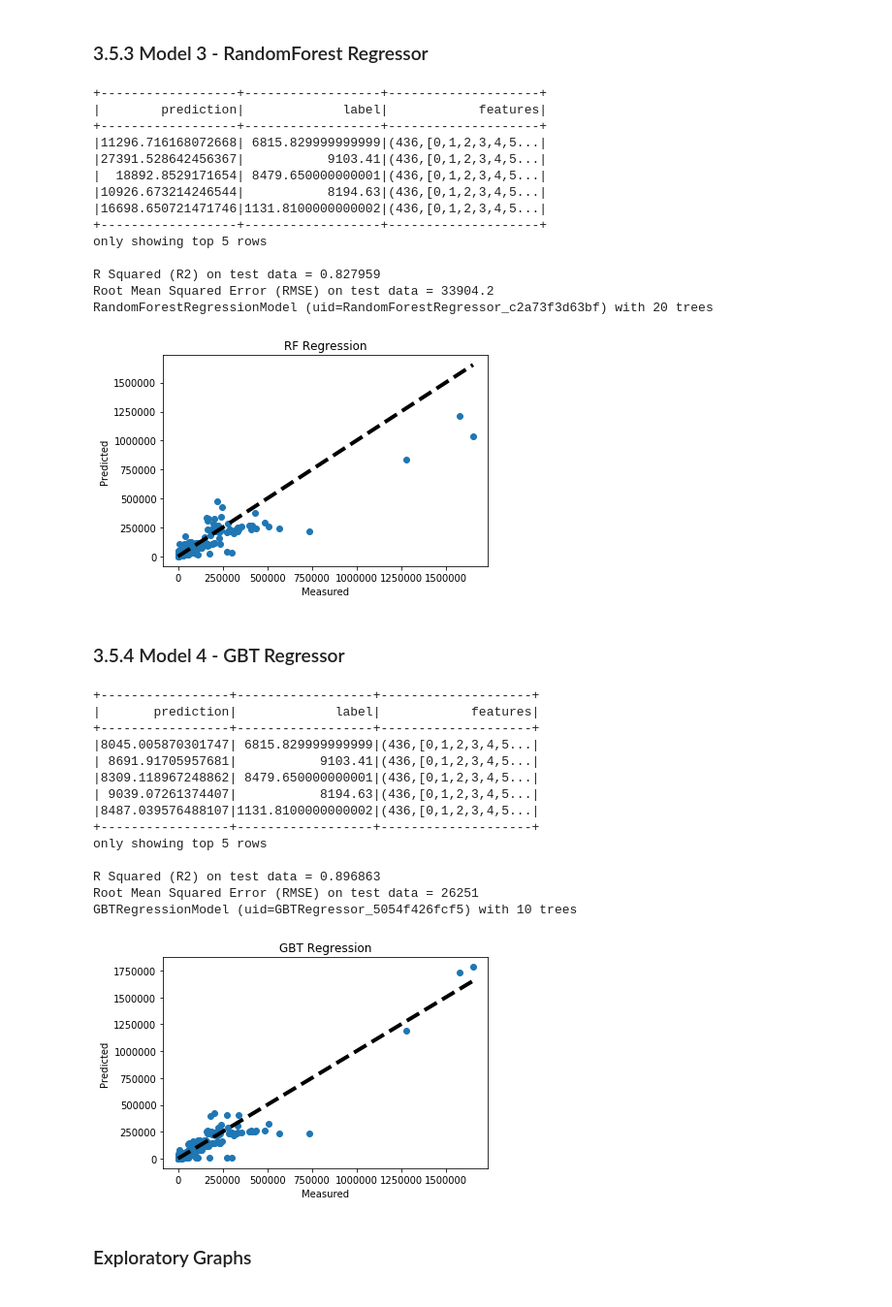
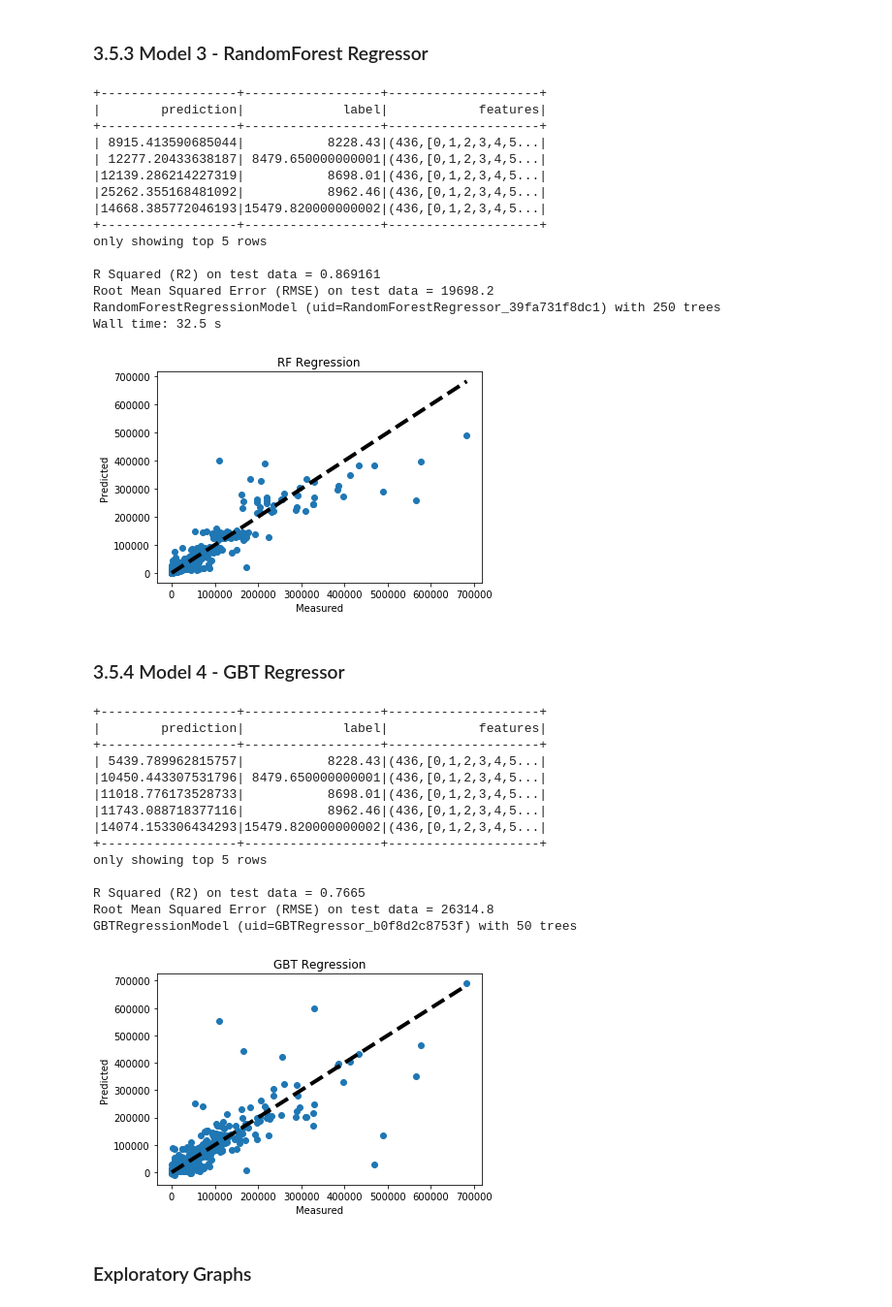
Before and after one commit to saurabhs7/ProjectIowaLiquorSales, a Jupyter notebook: ProjectLiquor_Modelling_Charts-Final.ipynb, the cells around one changed output. Shown: that part at 97% size. Drawn from its saved outputs; the diff is of its cells as text; code cells hidden in the pictures.

```diff
--- a/ProjectLiquor_Modelling_Charts-Final.ipynb
+++ b/ProjectLiquor_Modelling_Charts-Final.ipynb
@@ -444,8 +444,10 @@ DecisionTreeRegressionModel (uid=DecisionTreeRegressor_27591dd0b9e0) of depth 5
 # %% [markdown]
 ### 3.5.3 Model 3 - RandomForest Regressor
 # %%
+%%time
+
 # Train a RandomForest model.
-rf = RandomForestRegressor(featuresCol="features")
+rf = RandomForestRegressor(featuresCol="features", maxDepth=10, numTrees=250)
 
 # Train model.  This also runs the indexer.
 model = rf.fit(train_df)
@@ -468,57 +470,58 @@ plotPredictedActual(predictions, "RF Regression")
 +------------------+------------------+--------------------+
 |        prediction|             label|            features|
 +------------------+------------------+--------------------+
-|11296.716168072668| 6815.829999999999|(436,[0,1,2,3,4,5...|
-|27391.528642456367|           9103.41|(436,[0,1,2,3,4,5...|
-|  18892.8529171654| 8479.650000000001|(436,[0,1,2,3,4,5...|
-|10926.673214246544|           8194.63|(436,[0,1,2,3,4,5...|
-|16698.650721471746|1131.8100000000002|(436,[0,1,2,3,4,5...|
+| 8915.413590685044|           8228.43|(436,[0,1,2,3,4,5...|
+| 12277.20433638187| 8479.650000000001|(436,[0,1,2,3,4,5...|
+|12139.286214227319|           8698.01|(436,[0,1,2,3,4,5...|
+|25262.355168481092|           8962.46|(436,[0,1,2,3,4,5...|
+|14668.385772046193|15479.820000000002|(436,[0,1,2,3,4,5...|
 +------------------+------------------+--------------------+
 only showing top 5 rows
 
-R Squared (R2) on test data = 0.827959
-Root Mean Squared Error (RMSE) on test data = 33904.2
-RandomForestRegressionModel (uid=RandomForestRegressor_c2a73f3d63bf) with 20 trees
+R Squared (R2) on test data = 0.869161
+Root Mean Squared Error (RMSE) on test data = 19698.2
+RandomForestRegressionModel (uid=RandomForestRegressor_39fa731f8dc1) with 250 trees
+Wall time: 32.5 s
-[figure, old version]
+[figure, new version]
 # %% [markdown]
 ### 3.5.4 Model 4 - GBT Regressor
 # %%
 # Train a GBT model.
-gbt = GBTRegressor(featuresCol="features", maxIter=10)
+gbt = GBTRegressor(featuresCol="features", maxIter=50, maxDepth=10)
 
 # Train model.  This also runs the indexer.
 model = gbt.fit(train_df)
 
 # Make predictions.
 predictions = model.transform(test_df)
 
 # Select example rows to display.
 predictions.select("prediction", "label", "features").show(5)
 
 # Select (prediction, true label) and compute test error
 print("R Squared (R2) on test data = %g" % evaluatorR2.evaluate(predictions))
 print("Root Mean Squared Error (RMSE) on test data = %g" % evaluatorRMSE.evaluate(predictions))
 
 # Summary only
 print(model)
 
 plotPredictedActual(predictions, "GBT Regression")
 # %% [output]
-+-----------------+------------------+--------------------+
-|       prediction|             label|            features|
-+-----------------+------------------+--------------------+
-|8045.005870301747| 6815.829999999999|(436,[0,1,2,3,4,5...|
-| 8691.91705957681|           9103.41|(436,[0,1,2,3,4,5...|
-|8309.118967248862| 8479.650000000001|(436,[0,1,2,3,4,5...|
-| 9039.07261374407|           8194.63|(436,[0,1,2,3,4,5...|
-|8487.039576488107|1131.8100000000002|(436,[0,1,2,3,4,5...|
-+-----------------+------------------+--------------------+
++------------------+------------------+--------------------+
+|        prediction|             label|            features|
++------------------+------------------+--------------------+
+| 5439.789962815757|           8228.43|(436,[0,1,2,3,4,5...|
+|10450.443307531796| 8479.650000000001|(436,[0,1,2,3,4,5...|
+|11018.776173528733|           8698.01|(436,[0,1,2,3,4,5...|
+|11743.088718377116|           8962.46|(436,[0,1,2,3,4,5...|
+|14074.153306434293|15479.820000000002|(436,[0,1,2,3,4,5...|
++------------------+------------------+--------------------+
 only showing top 5 rows
 
-R Squared (R2) on test data = 0.896863
-Root Mean Squared Error (RMSE) on test data = 26251
-GBTRegressionModel (uid=GBTRegressor_5054f426fcf5) with 10 trees
+R Squared (R2) on test data = 0.7665
+Root Mean Squared Error (RMSE) on test data = 26314.8
+GBTRegressionModel (uid=GBTRegressor_b0f8d2c8753f) with 50 trees
-[figure, old version]
+[figure, new version]
 # %% [markdown]
 ### Exploratory Graphs
 # %%
```
Also changed, not shown: parts of 4 cells of this notebook.
